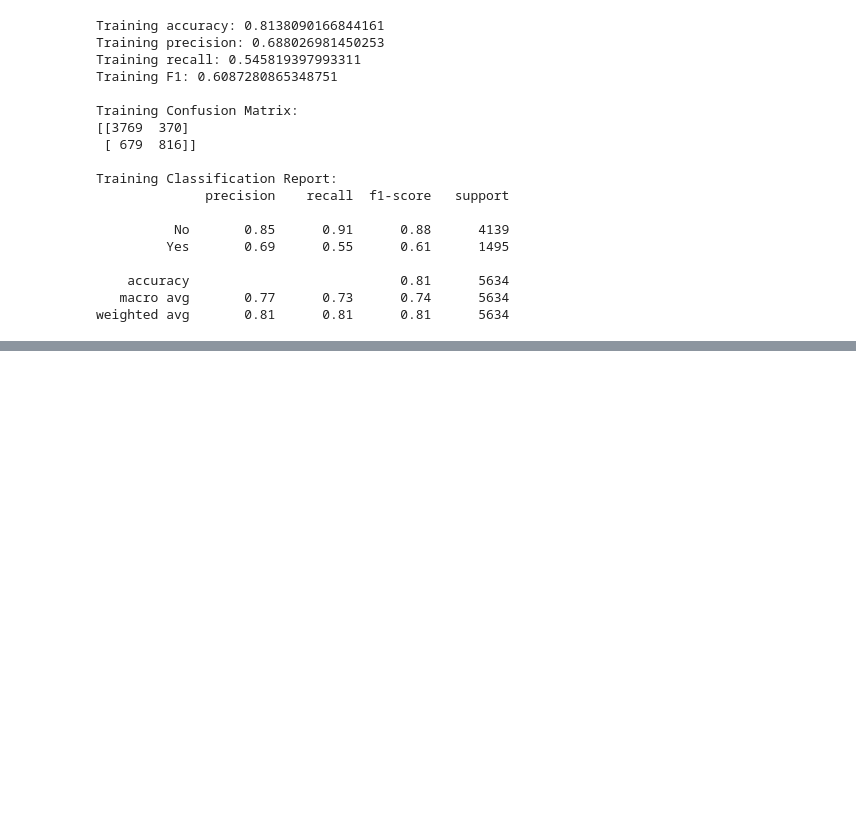
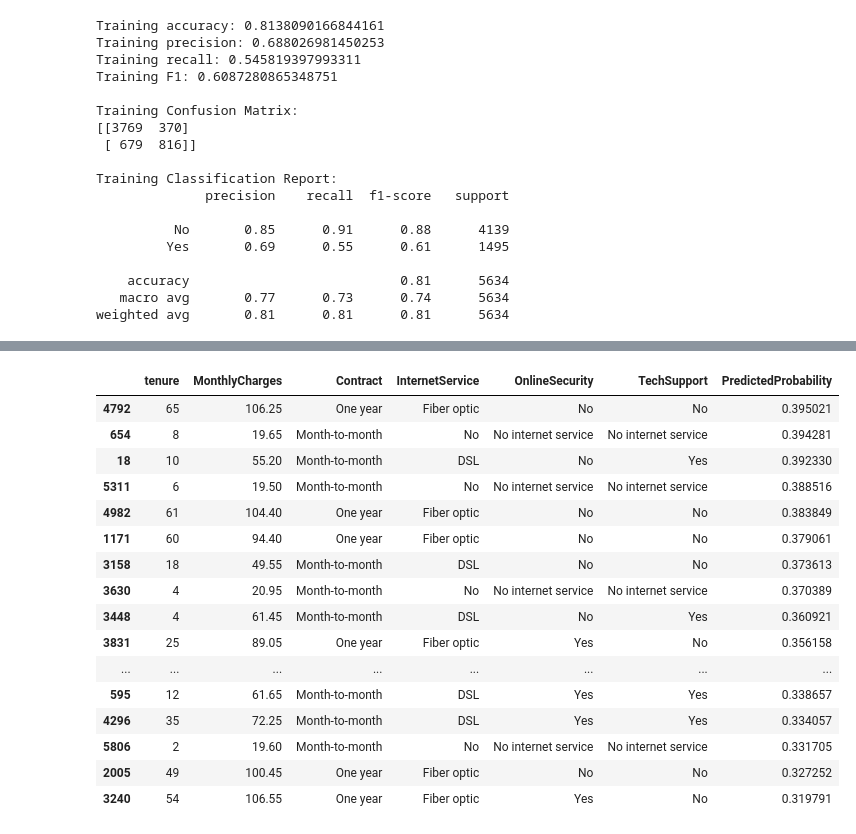
Before and after one commit to SuryanshThapliyal/IBM-Telco-customer-churn-prediction, a Jupyter notebook: customer_churn.ipynb, the cells around one changed output, grey strips where cells are left out. Drawn from its saved outputs; the diff is of its cells as text; code cells hidden in the pictures; blank space fills up the shorter version.

```diff
--- a/customer_churn.ipynb
+++ b/customer_churn.ipynb
@@ -1881,0 +2085,10 @@ weighted avg       0.81      0.81      0.81      5634
+# %%
+y_test_prob_rf_final = final_rf.predict_proba(
+    X_test_processed
+)[:, 1]
+
+y_test_pred_rf_final = np.where(
+    y_test_prob_rf_final >= 0.40,
+    "Yes",
+    "No"
+)
@@ -1881,0 +2211,2 @@ weighted avg       0.81      0.81      0.81      5634
+# %%
+df_test = df.loc[X_test.index].copy()
@@ -1881,0 +2337,10 @@ weighted avg       0.81      0.81      0.81      5634
+# %%
+df_test_analysis = df_test.copy()
+
+df_test_analysis["PredictedProbability"] = y_test_prob_rf_final
+df_test_analysis["Prediction"] = y_test_pred_rf_final
+# %%
+false_negatives = df_test_analysis[
+    (df_test_analysis["Churn"] == "Yes") &
+    (df_test_analysis["Prediction"] == "No")
+]
@@ -1881,0 +2359,33 @@ weighted avg       0.81      0.81      0.81      5634
+# %%
+false_negatives.sort_values(
+    "PredictedProbability",
+    ascending=False
+)[
+    [
+        "tenure",
+        "MonthlyCharges",
+        "Contract",
+        "InternetService",
+        "OnlineSecurity",
+        "TechSupport",
+        "PredictedProbability"
+    ]
+].head(20)
+# %% [output]
+|  | tenure | MonthlyCharges | Contract | InternetService | OnlineSecurity | TechSupport | PredictedProbability |
+| 4792 | 65 | 106.25 | One year | Fiber optic | No | No | 0.395021 |
+| 654 | 8 | 19.65 | Month-to-month | No | No internet service | No internet service | 0.394281 |
+| 18 | 10 | 55.20 | Month-to-month | DSL | No | Yes | 0.392330 |
+| 5311 | 6 | 19.50 | Month-to-month | No | No internet service | No internet service | 0.388516 |
+| 4982 | 61 | 104.40 | One year | Fiber optic | No | No | 0.383849 |
+| 1171 | 60 | 94.40 | One year | Fiber optic | No | No | 0.379061 |
+| 3158 | 18 | 49.55 | Month-to-month | DSL | No | No | 0.373613 |
+| 3630 | 4 | 20.95 | Month-to-month | No | No internet service | No internet service | 0.370389 |
+| 3448 | 4 | 61.45 | Month-to-month | DSL | No | Yes | 0.360921 |
+| 3831 | 25 | 89.05 | One year | Fiber optic | Yes | No | 0.356158 |
+| ... | ... | ... | ... | ... | ... | ... | ... |
+| 595 | 12 | 61.65 | Month-to-month | DSL | Yes | Yes | 0.338657 |
+| 4296 | 35 | 72.25 | Month-to-month | DSL | Yes | Yes | 0.334057 |
+| 5806 | 2 | 19.60 | Month-to-month | No | No internet service | No internet service | 0.331705 |
+| 2005 | 49 | 100.45 | One year | Fiber optic | No | No | 0.327252 |
+| 3240 | 54 | 106.55 | One year | Fiber optic | Yes | No | 0.319791 |
```
Also changed, not shown: parts of 42 cells of this notebook.
